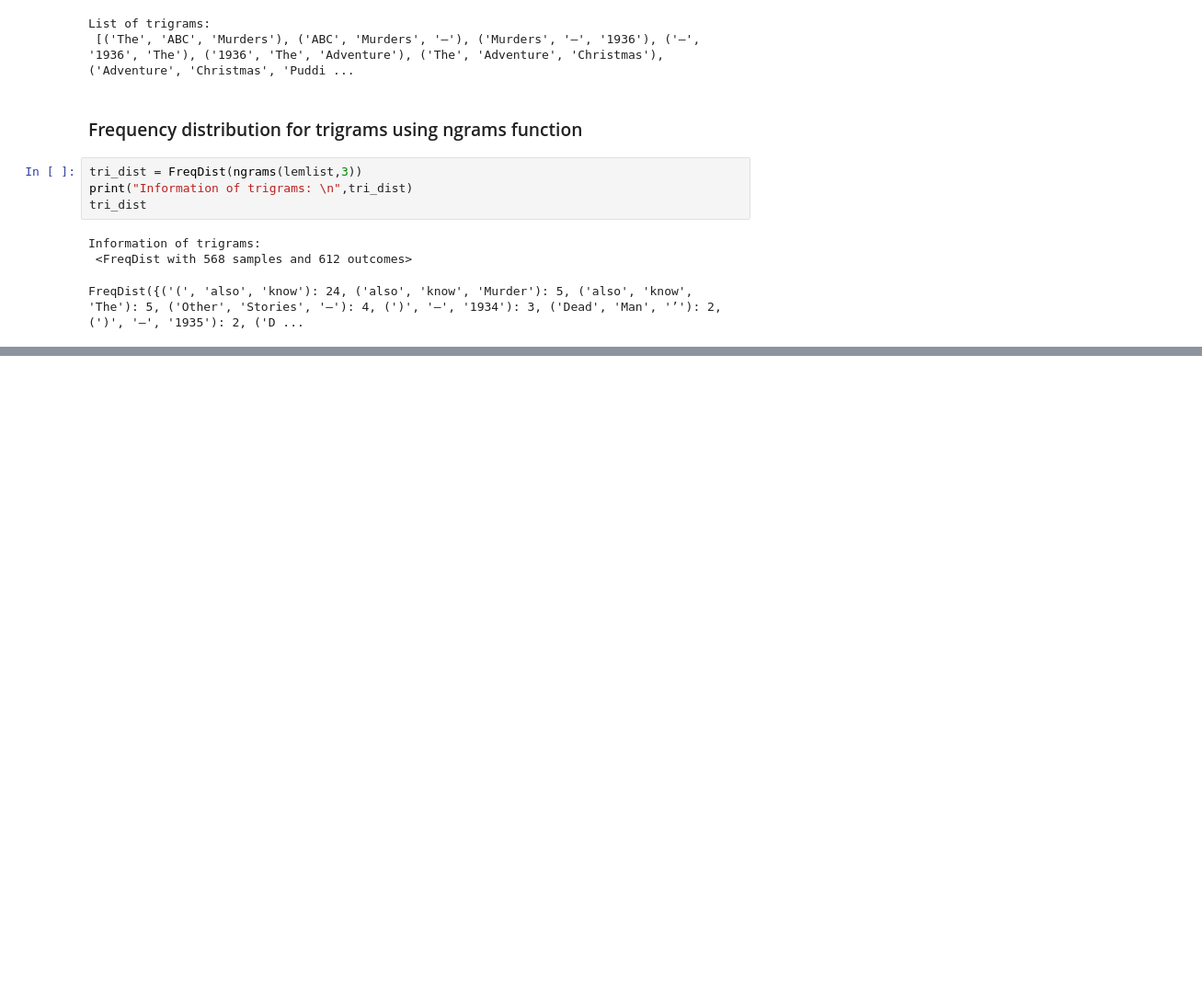
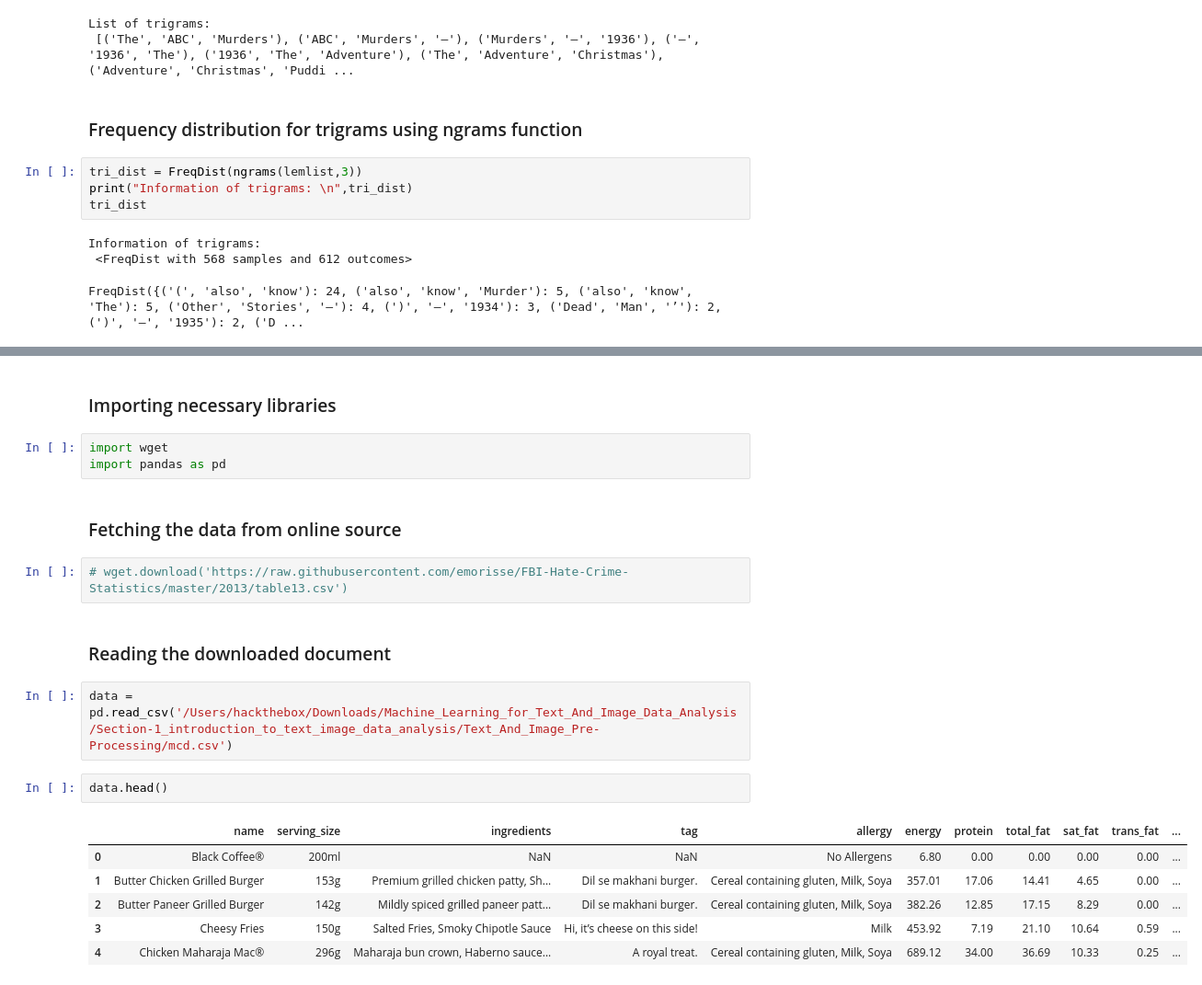
Before and after one commit to prodip1023/Machine_Learning_for_Text_And_Image_Data_Analysis, a Jupyter notebook: Section-1_introduction_to_text_image_data_analysis/Text_And_Image_Pre-Processing/text_preprocessing.ipynb, the cells around one changed output, grey strips where cells are left out. Shown at 92% size. Saved outputs shown, nothing was run; the diff lists cells and outputs as text; blank space fills up the shorter version.

Commit message:
text preprocessing done

```diff
--- a/Section-1_introduction_to_text_image_data_analysis/Text_And_Image_Pre-Processing/text_preprocessing.ipynb
+++ b/Section-1_introduction_to_text_image_data_analysis/Text_And_Image_Pre-Processing/text_preprocessing.ipynb
@@ -582,0 +651,22 @@ FreqDist({('(', 'also', 'know'): 24, ('also', 'know', 'Murder'): 5, ('also', 'kn
+# %% [markdown]
+### Importing necessary libraries
+# %%
+import wget
+import pandas as pd
+# %% [markdown]
+### Fetching the data from online source
+# %%
+# wget.download('https://raw.githubusercontent.com/emorisse/FBI-Hate-Crime-Statistics/master/2013/table13.csv')
+# %% [markdown]
+### Reading the downloaded document
+# %%
+data = pd.read_csv('/Users/hackthebox/Downloads/Machine_Learning_for_Text_And_Image_Data_Analysis/Section-1_introduction_to_text_image_data_analysis/Text_And_Image_Pre-Processing/mcd.csv')
+# %%
+data.head()
+# %% [output]
+|  | name | serving_size | ingredients | tag | allergy | energy | protein | total_fat | sat_fat | trans_fat | ... |
+| 0 | Black Coffee® | 200ml | NaN | NaN | No Allergens | 6.80 | 0.00 | 0.00 | 0.00 | 0.00 | ... |
+| 1 | Butter Chicken Grilled Burger | 153g | Premium grilled chicken patty, Sh... | Dil se makhani burger. | Cereal containing gluten, Milk, Soya | 357.01 | 17.06 | 14.41 | 4.65 | 0.00 | ... |
+| 2 | Butter Paneer Grilled Burger | 142g | Mildly spiced grilled paneer patt... | Dil se makhani burger. | Cereal containing gluten, Milk, Soya | 382.26 | 12.85 | 17.15 | 8.29 | 0.00 | ... |
+| 3 | Cheesy Fries | 150g | Salted Fries, Smoky Chipotle Sauce | Hi, it’s cheese on this side! | Milk | 453.92 | 7.19 | 21.10 | 10.64 | 0.59 | ... |
+| 4 | Chicken Maharaja Mac® | 296g | Maharaja bun crown, Haberno sauce... | A royal treat. | Cereal containing gluten, Milk, Soya | 689.12 | 34.00 | 36.69 | 10.33 | 0.25 | ... |
```
Also changed, not shown: parts of 30 cells of this notebook, 8 other files.
